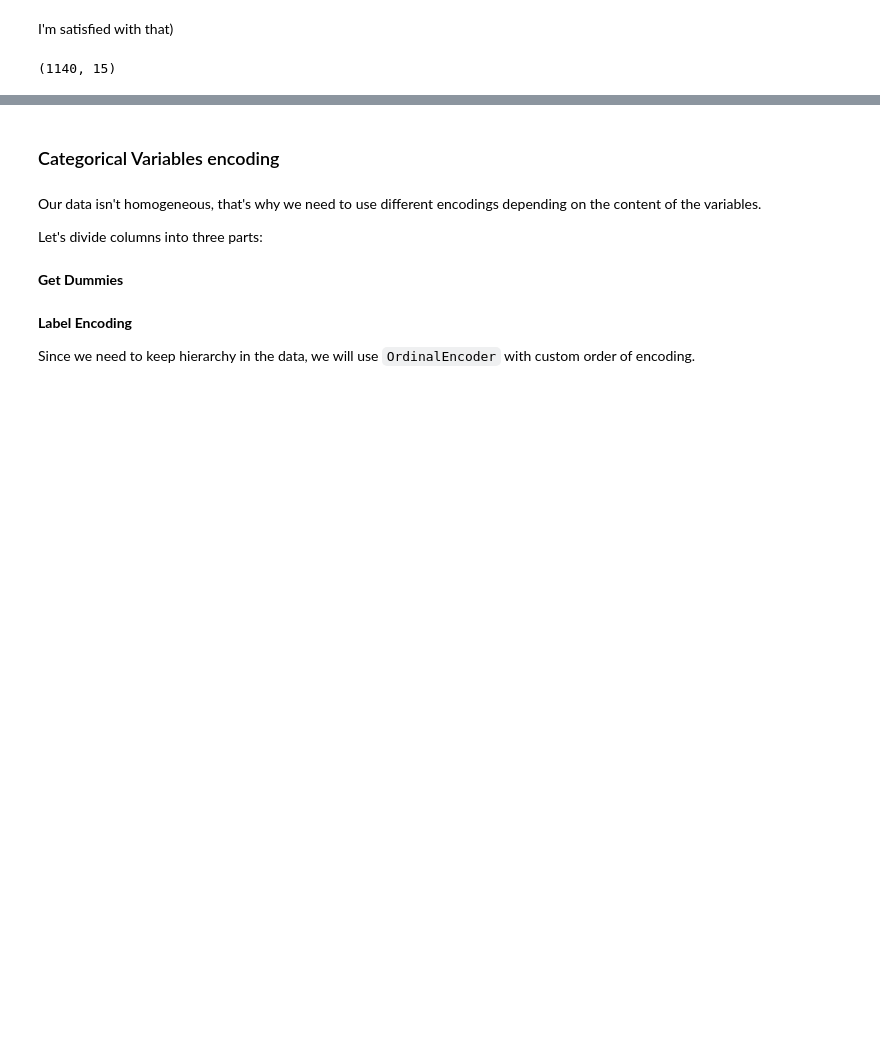
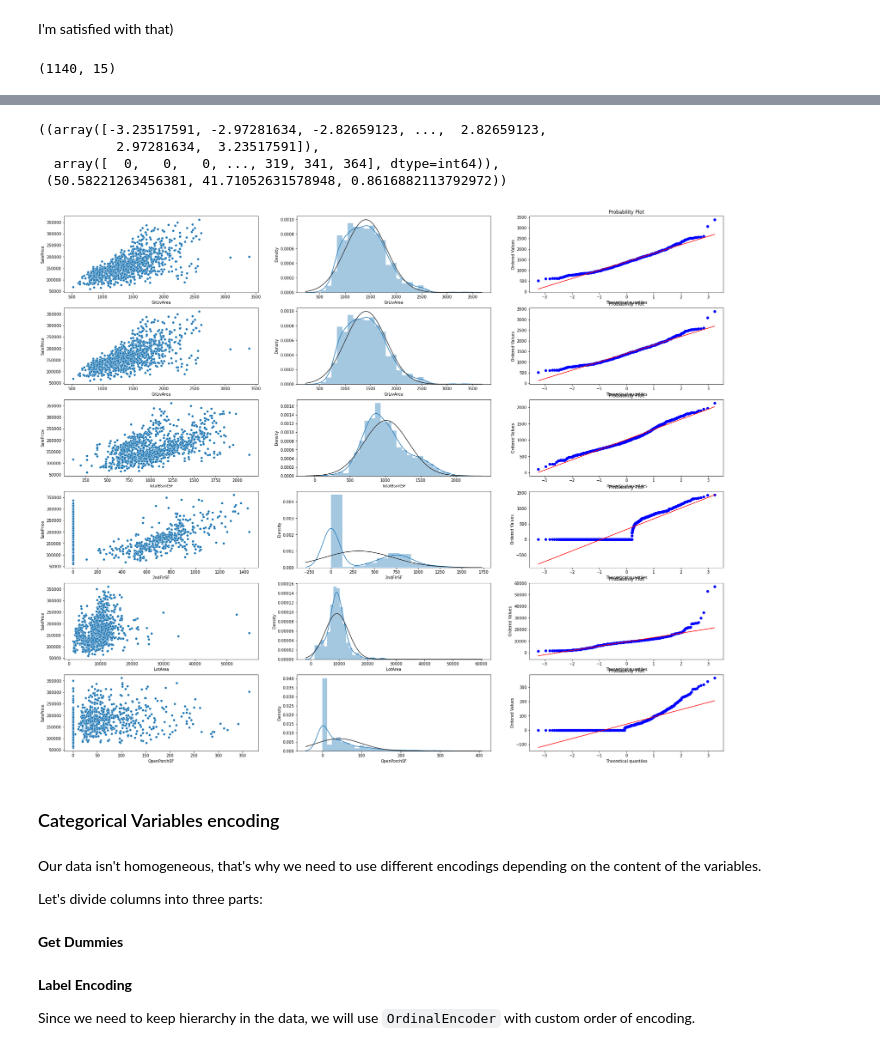
Before and after one commit to KorniiVlasenko/House-Price-Predictor-ML-Regression, a Jupyter notebook: Notebooks/Exploratory/explaratory_analysis.ipynb, the cells around one changed output, grey strips where cells are left out. Saved outputs shown, nothing was run; the diff lists cells and outputs as text; code cells hidden in the pictures; blank space fills up the shorter version.

```diff
--- a/Notebooks/Exploratory/explaratory_analysis.ipynb
+++ b/Notebooks/Exploratory/explaratory_analysis.ipynb
@@ -622,0 +649,2 @@ X.shape
+# %%
+X = pd.get_dummies(X)
@@ -623,3 +677,43 @@ X.shape
+# %%
+data_full = pd.concat([X, y], axis = 1)
+
+fig, axes = plt.subplots(6, 3, figsize=(30, 25))
+
+#GrLivArea
+sns.scatterplot(x=data_full['GrLivArea'], y=data_full['SalePrice'], ax=axes[0, 0])
+sns.distplot(data_full['GrLivArea'], fit=norm, ax=axes[0, 1])
+stats.probplot(data_full['GrLivArea'], plot=axes[0, 2])
+
+#GarageArea
+sns.scatterplot(x=data_full['GrLivArea'], y=data_full['SalePrice'], ax=axes[1, 0])
+sns.distplot(data_full['GrLivArea'], fit=norm, ax=axes[1, 1])
+stats.probplot(data_full['GrLivArea'], plot=axes[1, 2])
+
+#TotalBsmtSF
+sns.scatterplot(x=data_full['TotalBsmtSF'], y=data_full['SalePrice'], ax=axes[2, 0])
+sns.distplot(data_full['TotalBsmtSF'], fit=norm, ax=axes[2, 1])
+stats.probplot(data_full['TotalBsmtSF'], plot=axes[2, 2])
+
+#2ndFlrSF
+sns.scatterplot(x=data_full['2ndFlrSF'], y=data_full['SalePrice'], ax=axes[3, 0])
+sns.distplot(data_full['2ndFlrSF'], fit=norm, ax=axes[3, 1])
+stats.probplot(data_full['2ndFlrSF'], plot=axes[3, 2])
+
+#LotArea
+sns.scatterplot(x=data_full['LotArea'], y=data_full['SalePrice'], ax=axes[4, 0])
+sns.distplot(data_full['LotArea'], fit=norm, ax=axes[4, 1])
+stats.probplot(data_full['LotArea'], plot=axes[4, 2])
+
+#OpenPorchSF
+sns.scatterplot(x=data_full['OpenPorchSF'], y=data_full['SalePrice'], ax=axes[5, 0])
+sns.distplot(data_full['OpenPorchSF'], fit=norm, ax=axes[5, 1])
+stats.probplot(data_full['OpenPorchSF'], plot=axes[5, 2])
+# %% [output]
+((array([-3.23517591, -2.97281634, -2.82659123, ...,  2.82659123,
+          2.97281634,  3.23517591]),
+  array([  0,   0,   0, ..., 319, 341, 364], dtype=int64)),
+ (50.58221263456381, 41.71052631578948, 0.8616882113792972))
+[figure, added]
 # %% [markdown]
 ### Categorical Variables encoding
 # %% [markdown]
```
Also changed, not shown: parts of 31 cells of this notebook, 1 other file.
